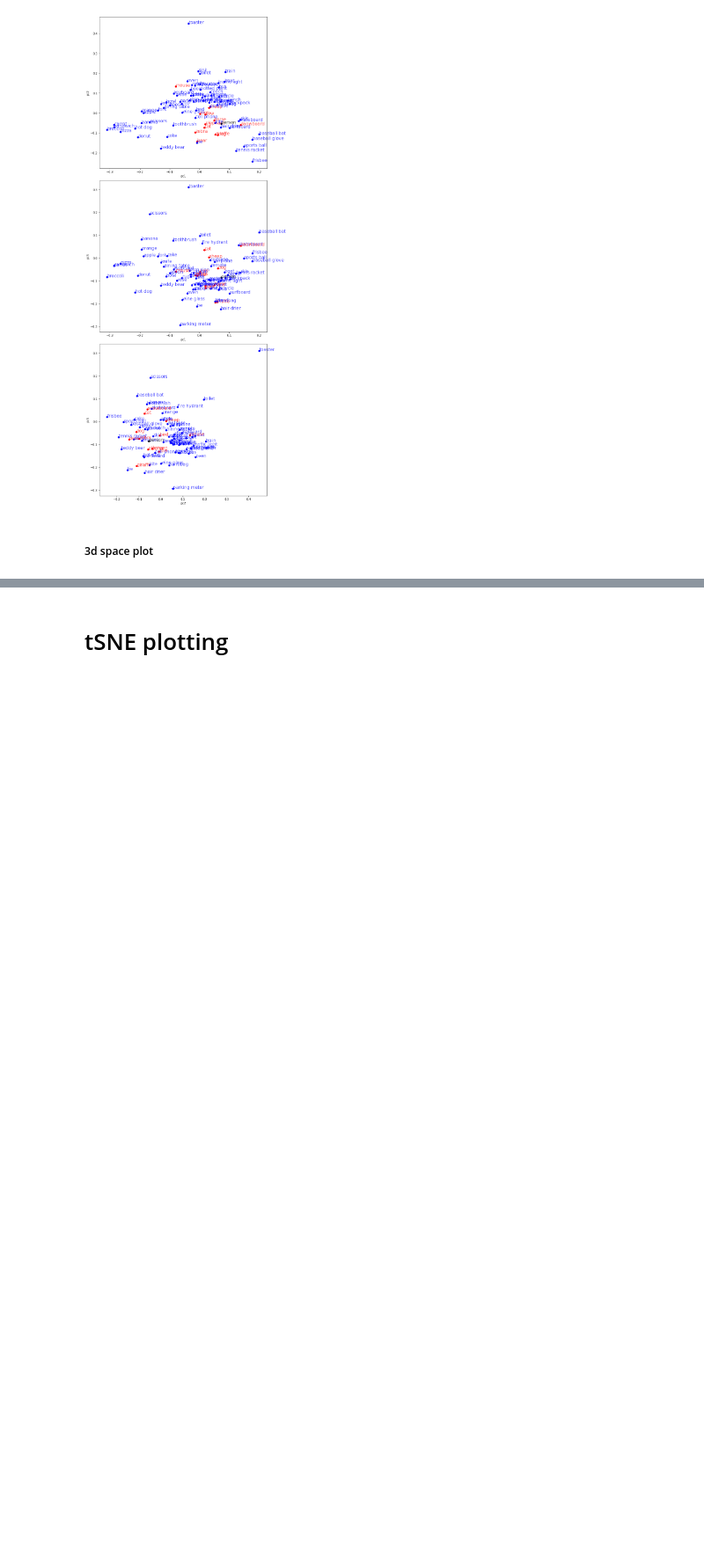
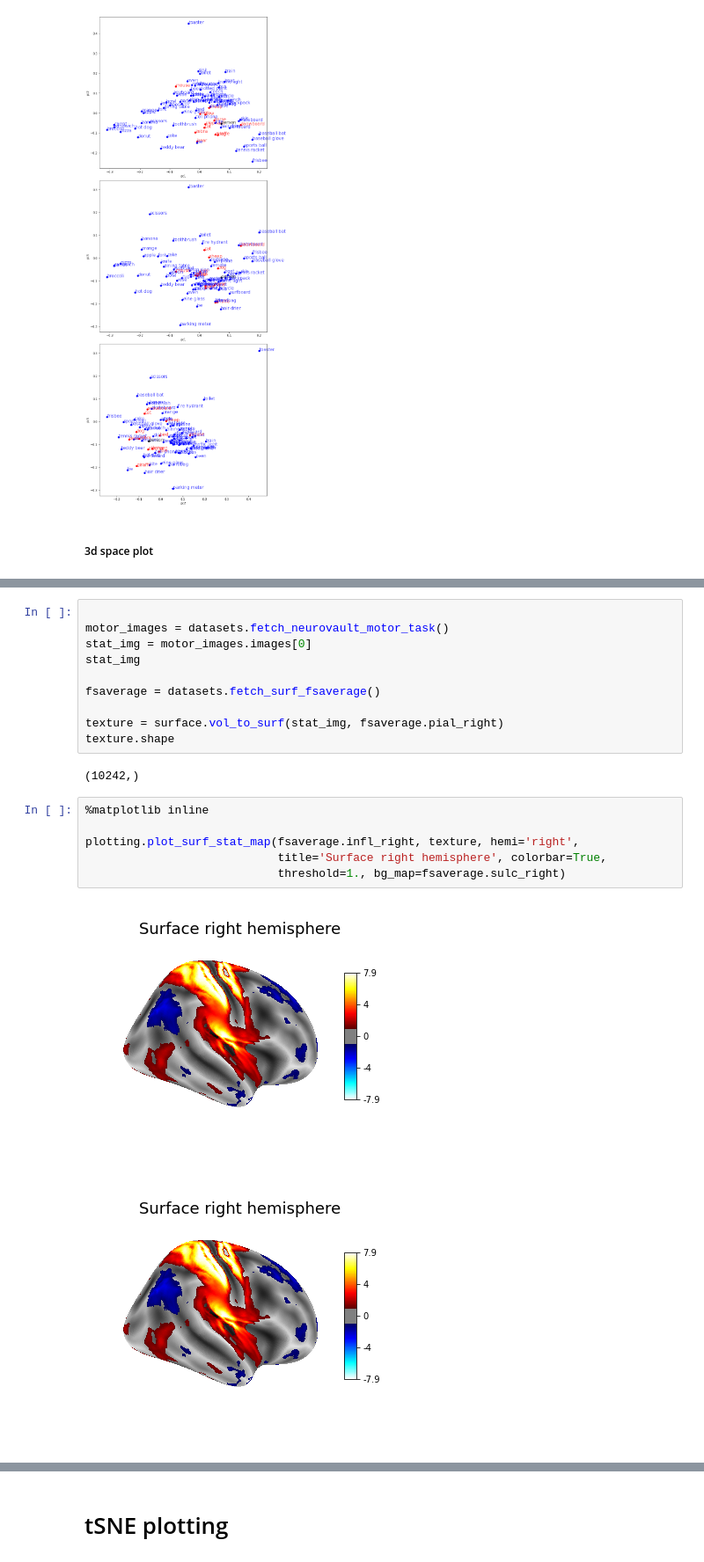
Before and after one commit to sunaguo/nsddatapaper_rsa, a Jupyter notebook: Untitled.ipynb, the cells around one changed output, grey strips where cells are left out. Shown at 88% size. Drawn from its saved outputs; the diff is of its cells as text; blank space fills up the shorter version.

```diff
--- a/Untitled.ipynb
+++ b/Untitled.ipynb
@@ -544,0 +591,21 @@ plt.tight_layout()
+# %%
+
+motor_images = datasets.fetch_neurovault_motor_task()
+stat_img = motor_images.images[0]
+stat_img
+
+fsaverage = datasets.fetch_surf_fsaverage()
+
+texture = surface.vol_to_surf(stat_img, fsaverage.pial_right)
+texture.shape
+# %% [output]
+(10242,)
+# %%
+%matplotlib inline
+
+plotting.plot_surf_stat_map(fsaverage.infl_right, texture, hemi='right',
+                            title='Surface right hemisphere', colorbar=True,
+                            threshold=1., bg_map=fsaverage.sulc_right)
+# %% [output]
+[figure, added]
+[figure, added]
```
Also changed, not shown: parts of 31 cells of this notebook, 1 other file.
